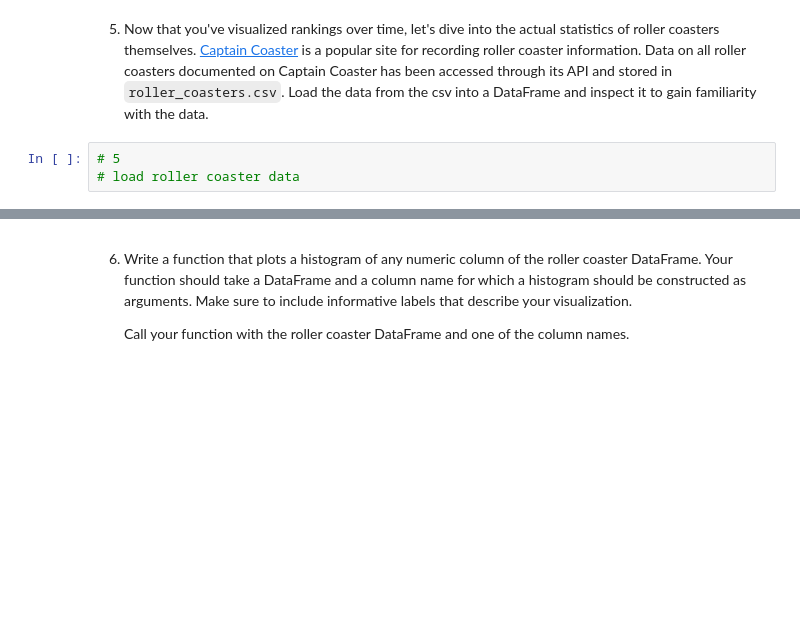
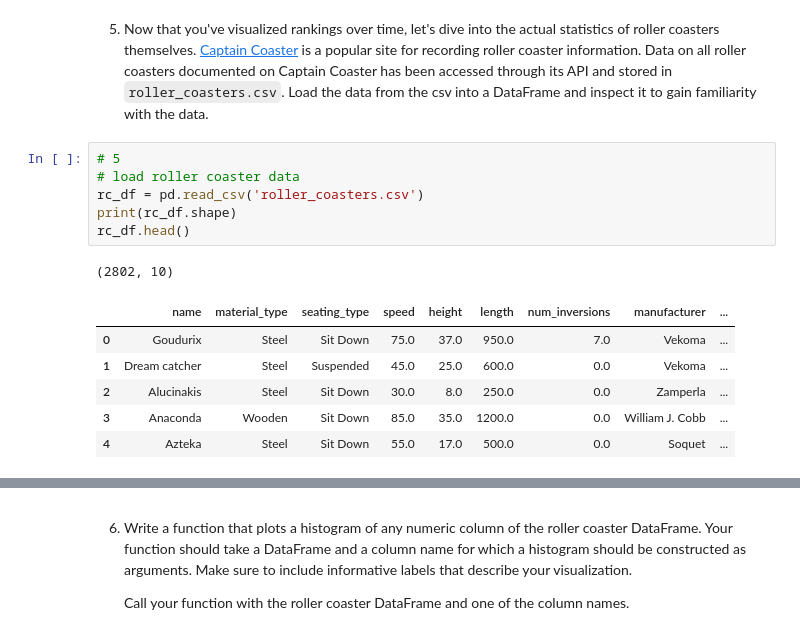
Before and after one commit to 7086600/roller_coaster_project, a Jupyter notebook: roller_coaster.ipynb, the cells around one changed output, grey strips where cells are left out. Drawn from its saved outputs; the diff is of its cells as text; blank space fills up the shorter version.

Commit message:
load roller coaster data

```diff
--- a/roller_coaster.ipynb
+++ b/roller_coaster.ipynb
@@ -198,3 +198,14 @@ top_rc_plot(wood_rc, 5)
 # %%
 # 5
 # load roller coaster data
+rc_df = pd.read_csv('roller_coasters.csv')
+print(rc_df.shape)
+rc_df.head()
+# %% [output]
+(2802, 10)
+|  | name | material_type | seating_type | speed | height | length | num_inversions | manufacturer | ... |
+| 0 | Goudurix | Steel | Sit Down | 75.0 | 37.0 | 950.0 | 7.0 | Vekoma | ... |
+| 1 | Dream catcher | Steel | Suspended | 45.0 | 25.0 | 600.0 | 0.0 | Vekoma | ... |
+| 2 | Alucinakis | Steel | Sit Down | 30.0 | 8.0 | 250.0 | 0.0 | Zamperla | ... |
+| 3 | Anaconda | Wooden | Sit Down | 85.0 | 35.0 | 1200.0 | 0.0 | William J. Cobb | ... |
+| 4 | Azteka | Steel | Sit Down | 55.0 | 17.0 | 500.0 | 0.0 | Soquet | ... |
```
Also changed, not shown: parts of 2 cells of this notebook.
